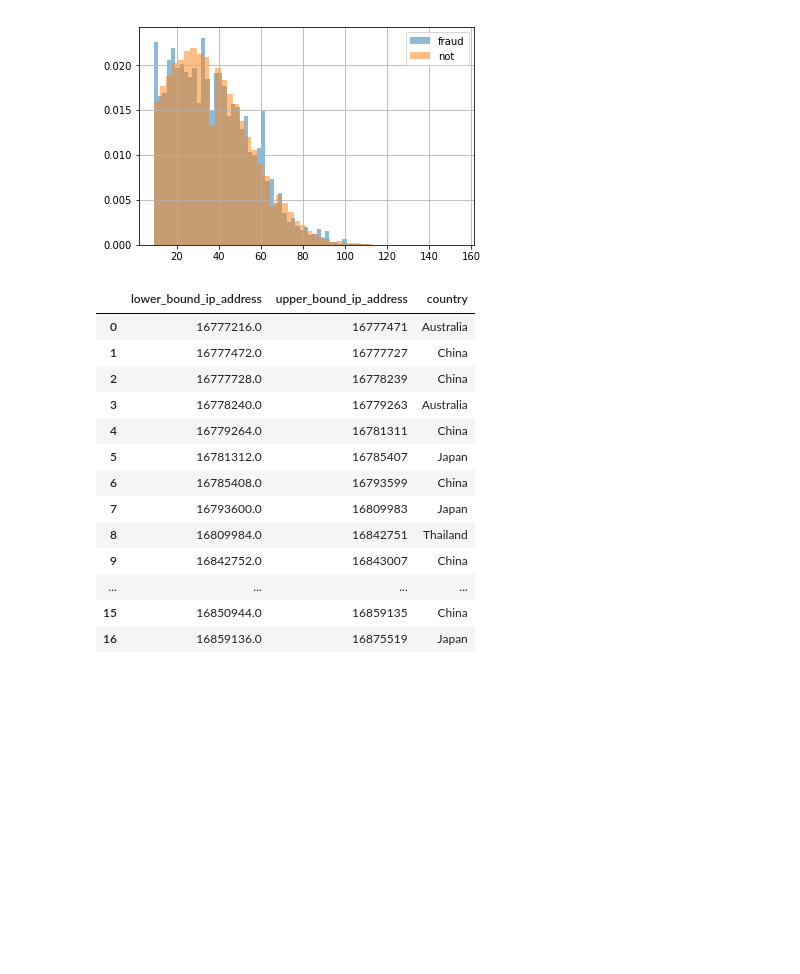
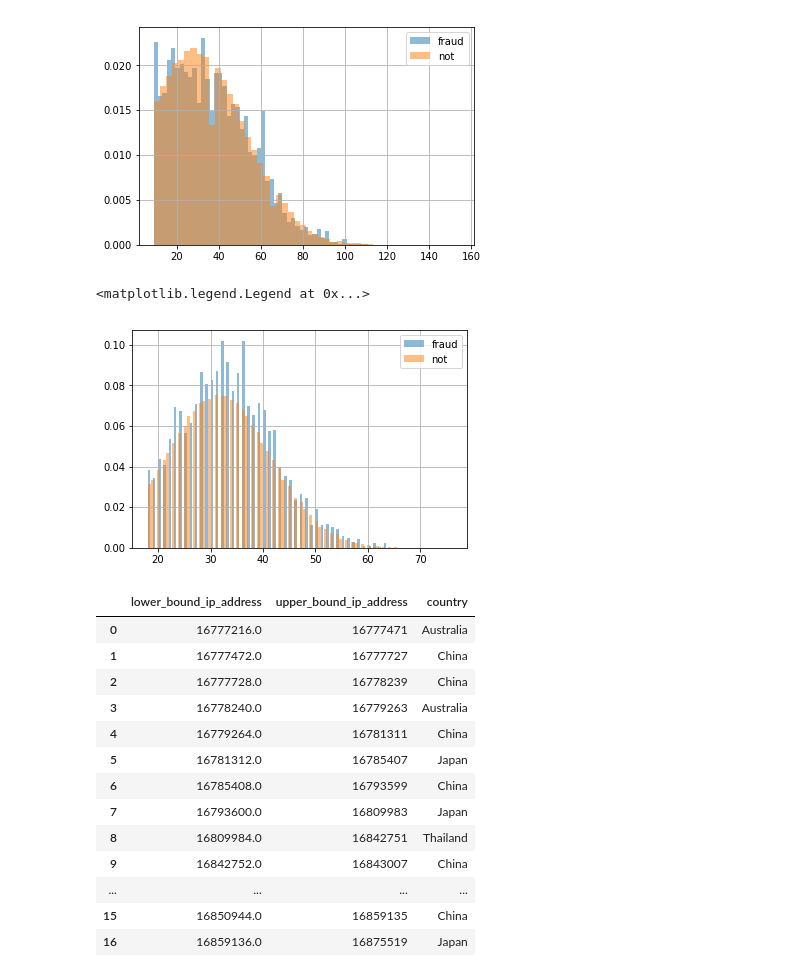
Before and after one commit to livenb/takehome_practice, a Jupyter notebook: Fraud/data_explore.ipynb, the cells around one changed output. Saved outputs shown, nothing was run; the diff lists cells and outputs as text; code cells hidden in the pictures; blank space fills up the shorter version.

Commit message:
fraud code

```diff
--- a/Fraud/data_explore.ipynb
+++ b/Fraud/data_explore.ipynb
@@ -124,6 +124,13 @@ plt.legend()
 # %% [output]
 <matplotlib.legend.Legend at 0x...>
 [figure]
+# %%
+fraud[fraud['class'] == 1]['age'].hist(bins=100, alpha=0.5, normed=1, label='fraud')
+fraud[fraud['class'] == 0]['age'].hist(bins=100, alpha=0.5, normed=1, label='not')
+plt.legend()
+# %% [output]
+<matplotlib.legend.Legend at 0x...>
+[figure, added]
 # %%
 ip.head(20)
 # %% [output]
```
Also changed, not shown: parts of 59 cells of this notebook, 8 other files.
